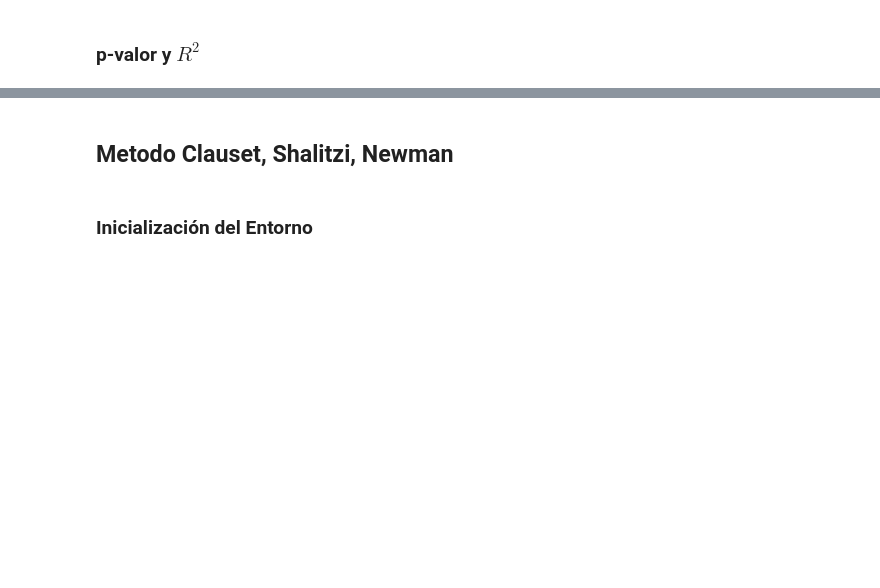
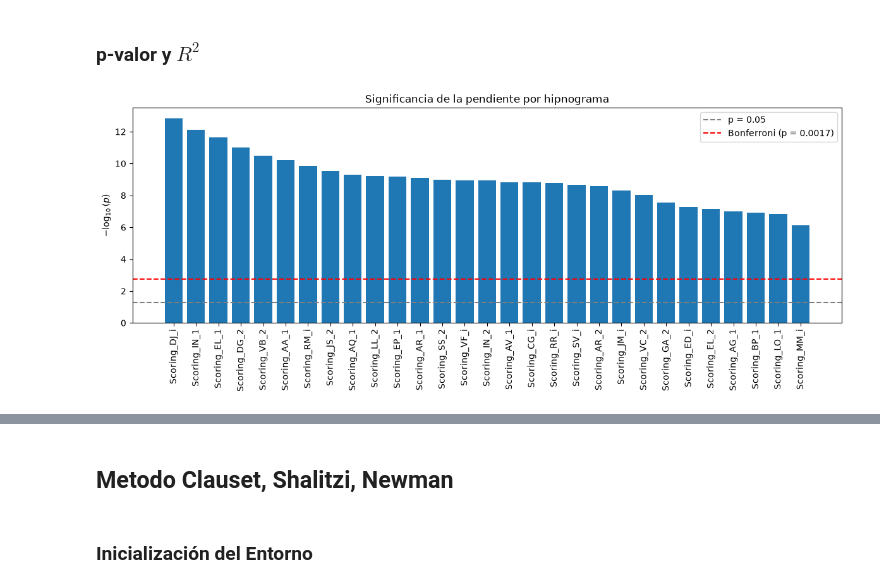
Before and after one commit to kao05/Projects_CS, a Jupyter notebook: Hypnograms/Power_Law_Symbolic_Analysis_EquipoPro.ipynb, the cells around one changed output, grey strips where cells are left out. Cells and saved outputs as stored; diff of their text form; code cells hidden in the pictures; blank space fills up the shorter version.

Commit message:
Ploteos que ayudan a la interpretacion del P-Value Mejora de la busqueda de alpha y R^2

```diff
--- a/Hypnograms/Power_Law_Symbolic_Analysis_EquipoPro.ipynb
+++ b/Hypnograms/Power_Law_Symbolic_Analysis_EquipoPro.ipynb
@@ -476,0 +608,84 @@ plt.show()
+# %%
+
+RUTA_CSV = "resultados/resultados_ols_29_hipnogramas.csv"
+# Si tu CSV NO tiene encabezados o tienen otros nombres, se renombran por posición:
+COLUMNAS = ["hipnograma", "alpha", "r2", "p_value", "std_err", "intercept", "n_puntos"]
+# ===========================
+
+df = pd.read_csv(RUTA_CSV)
+# Si la primera columna es el nombre del hipnograma y el orden es el de tu muestra:
+df = df.iloc[:, :7]
+df.columns = COLUMNAS
+
+ALFA = 0.05
+BONF = ALFA / len(df)                       # corrección de Bonferroni
+df["neglog_p"] = -np.log10(df["p_value"].clip(lower=1e-300))
+df["sig_bonf"] = df["p_value"] < BONF
+df = df.sort_values("neglog_p", ascending=False).reset_index(drop=True)
+
+# IC 95% de alpha (equivale a contrastar pendiente = 0)
+gl = df["n_puntos"] - 2
+t_crit = stats.t.ppf(0.975, gl)
+df["ic_inf"] = df["alpha"] - t_crit * df["std_err"]
+df["ic_sup"] = df["alpha"] + t_crit * df["std_err"]
+
+# ---------- 1) -log10(p) por hipnograma ----------
+fig, ax = plt.subplots(figsize=(12, 5))
+colores = np.where(df["sig_bonf"], "tab:blue", "tab:orange")
+ax.bar(df["hipnograma"], df["neglog_p"], color=colores)
+ax.axhline(-np.log10(ALFA), color="gray", ls="--", label="p = 0.05")
+ax.axhline(-np.log10(BONF), color="red", ls="--", label=f"Bonferroni (p = {BONF:.4f})")
+ax.set_ylabel(r"$-\log_{10}(p)$")
+ax.set_title("Significancia de la pendiente por hipnograma")
+ax.tick_params(axis="x", rotation=90)
+ax.legend()
+plt.tight_layout()
+
+# ---------- 2) alpha vs -log10(p), tamaño = n, color = R² ----------
+fig, ax = plt.subplots(figsize=(8, 6))
+sc = ax.scatter(df["alpha"], df["neglog_p"], s=df["n_puntos"] * 12,
+                c=df["r2"], cmap="viridis", edgecolor="k", alpha=0.85)
+ax.axhline(-np.log10(BONF), color="red", ls="--", lw=1)
+plt.colorbar(sc, label="R²")
+ax.set_xlabel(r"$\alpha$ (OLS)")
+ax.set_ylabel(r"$-\log_{10}(p)$")
+ax.set_title(r"$\alpha$ vs significancia (tamaño = nº de puntos)")
+plt.tight_layout()
+
+# ---------- 3) Forest plot: alpha con IC 95% ----------
+d3 = df.sort_values("alpha").reset_index(drop=True)
+fig, ax = plt.subplots(figsize=(8, 9))
+y = np.arange(len(d3))
+ax.errorbar(d3["alpha"], y,
+            xerr=[d3["alpha"] - d3["ic_inf"], d3["ic_sup"] - d3["alpha"]],
+            fmt="o", color="tab:blue", ecolor="gray", capsize=3)
+ax.axvline(0, color="red", ls="--", label=r"$\alpha=0$ (sin decaimiento)")
+ax.set_yticks(y)
+ax.set_yticklabels(d3["hipnograma"], fontsize=8)
+ax.set_xlabel(r"$\alpha$ con IC 95%")
+ax.set_title("Estimación de α e incertidumbre por hipnograma")
+ax.legend()
+plt.tight_layout()
+
+# ---------- 4) n de puntos vs -log10(p), color = R² ----------
+fig, ax = plt.subplots(figsize=(8, 6))
+sc = ax.scatter(df["n_puntos"], df["neglog_p"], c=df["r2"], cmap="plasma",
+                s=90, edgecolor="k")
+for _, r in df.iterrows():
+    ax.annotate(r["hipnograma"].replace("Scoring_", ""),
+                (r["n_puntos"], r["neglog_p"]), fontsize=7,
+                xytext=(3, 3), textcoords="offset points")
+ax.axhline(-np.log10(BONF), color="red", ls="--", lw=1)
+plt.colorbar(sc, label="R²")
+ax.set_xlabel("Número de puntos en el ajuste")
+ax.set_ylabel(r"$-\log_{10}(p)$")
+ax.set_title("El p-value depende de n y de la calidad del ajuste (R²)")
+plt.tight_layout()
+
+plt.show()
+
+# Resumen útil para la presentación
+print(f"Hipnogramas con p < 0.05:      {(df['p_value'] < ALFA).sum()} / {len(df)}")
+print(f"Hipnogramas con p < Bonferroni: {df['sig_bonf'].sum()} / {len(df)}")
+# %% [output]
+[figure, added]
```
Also changed, not shown: parts of 14 cells of this notebook, 3 other files.
